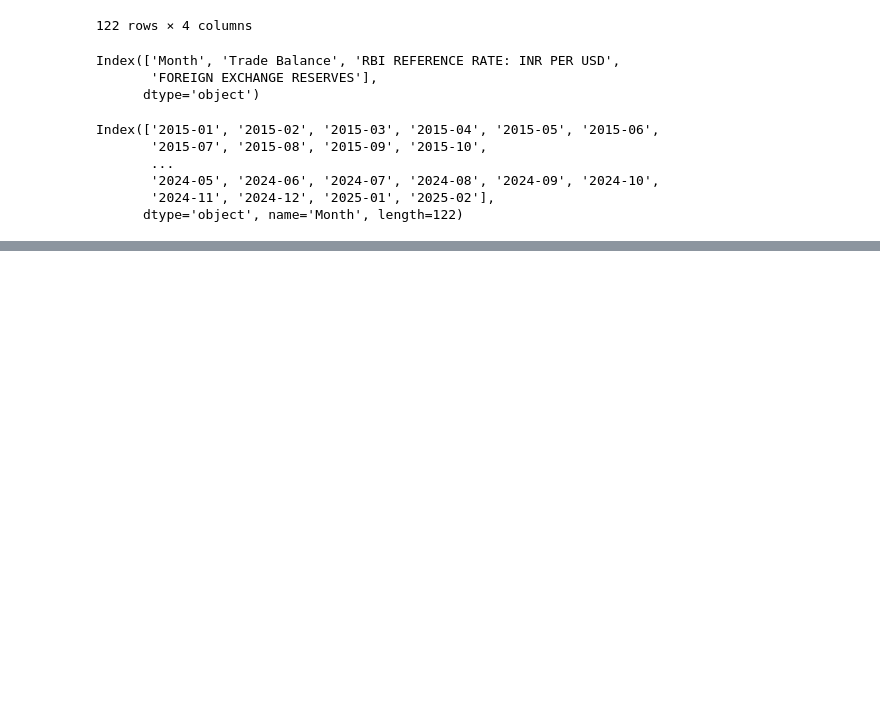
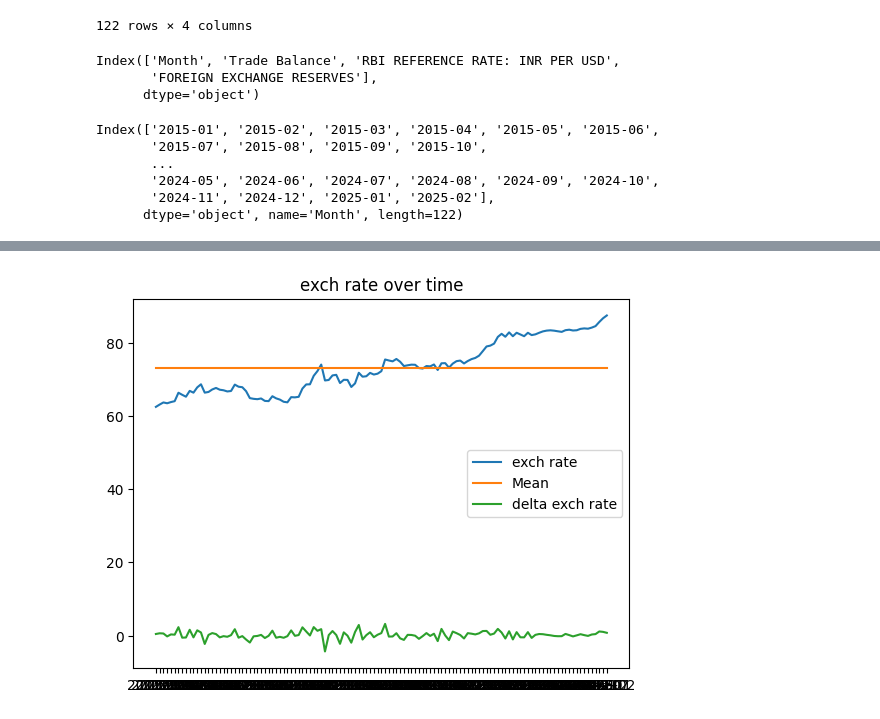
Before and after one commit to BlueSky2407/ae-assignment-3, a Jupyter notebook: src/data_summary.ipynb, the cells around one changed output, grey strips where cells are left out. Cells and saved outputs as stored; diff of their text form; code cells hidden in the pictures; blank space fills up the shorter version.

```diff
--- a/src/data_summary.ipynb
+++ b/src/data_summary.ipynb
@@ -97,0 +113,10 @@ plt.show()
+# %%
+plt.figure()
+plt.plot(months, model_data['RBI REFERENCE RATE: INR PER USD'][1:], label="exch rate")
+plt.plot(months, [model_data['RBI REFERENCE RATE: INR PER USD'].mean()]*months.size, label = "Mean")
+plt.plot(months, regr_df['D_Exchange_Rate'], label="delta exch rate")
+plt.title("exch rate over time")
+plt.legend()
+plt.show()
+# %% [output]
+[figure, added]
```
Also changed, not shown: parts of 4 cells of this notebook.
